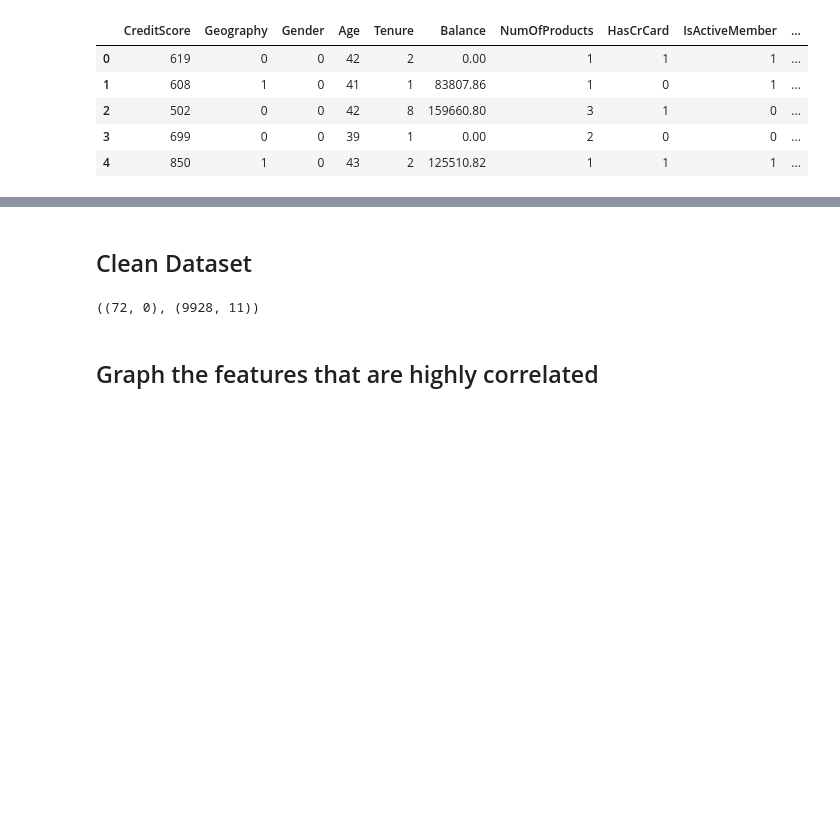
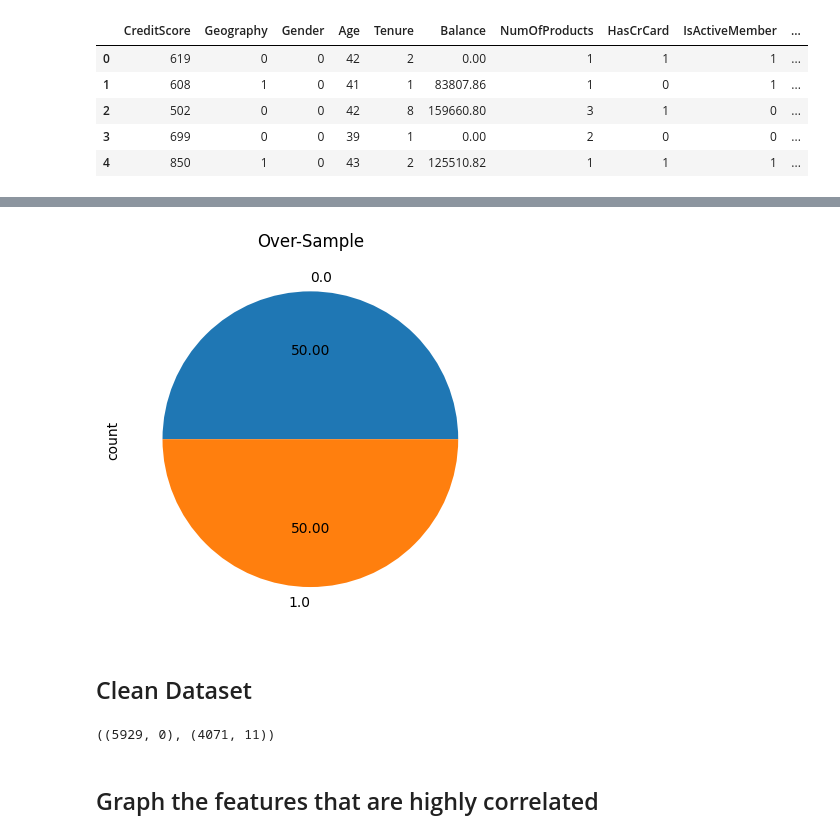
Before and after one commit to aka-gera/Data_Classification, a Jupyter notebook: Banking_Customer_Churn.ipynb, the cells around one changed output, grey strips where cells are left out. Saved outputs shown, nothing was run; the diff lists cells and outputs as text; code cells hidden in the pictures; blank space fills up the shorter version.

```diff
--- a/Banking_Customer_Churn.ipynb
+++ b/Banking_Customer_Churn.ipynb
@@ -161,3 +166,7 @@ df.head()
+# %%
+df = aka_clean.balance_df(df,1)
+# %% [output]
+[figure, added]
 # %% [markdown]
 ## Clean Dataset
 # %%
@@ -171,7 +180,7 @@ df_filtered,corr_tmp = aka_learn.filter_drop_corr_df(df,confidence_interval_limi
 diff_shape = (df.shape[0]-df_filtered.shape[0],df.shape[1]-df_filtered.shape[1])
 diff_shape,df_filtered.shape
 # %% [output]
-((72, 0), (9928, 11))
+((5929, 0), (4071, 11))
 # %% [markdown]
 ## Graph the features that are highly correlated
 # %%
```
Also changed, not shown: parts of 4 cells of this notebook.
